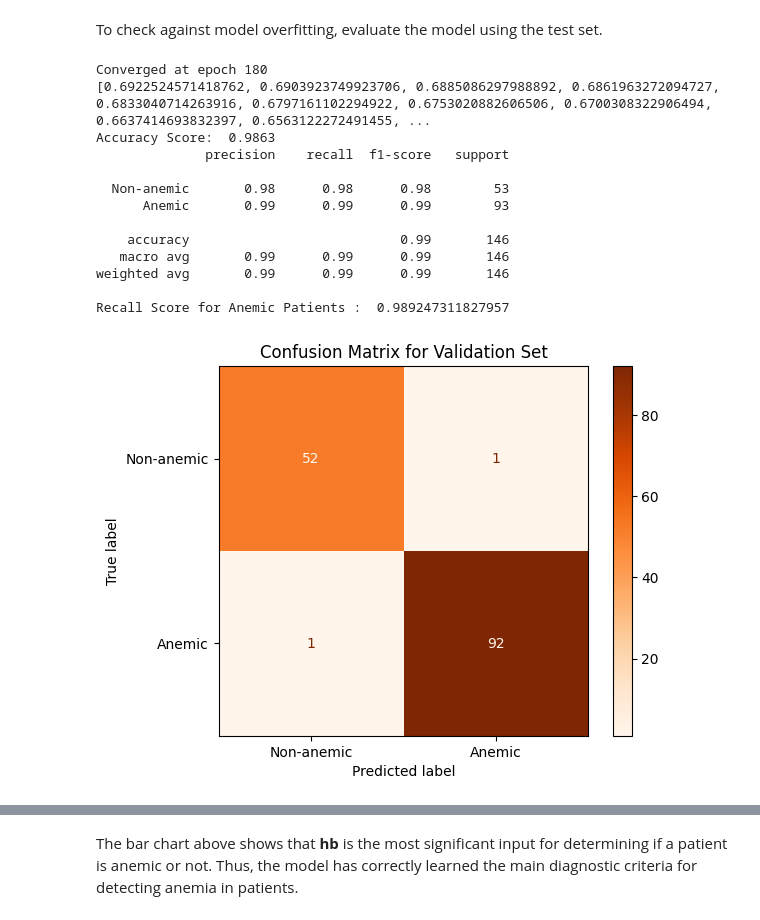
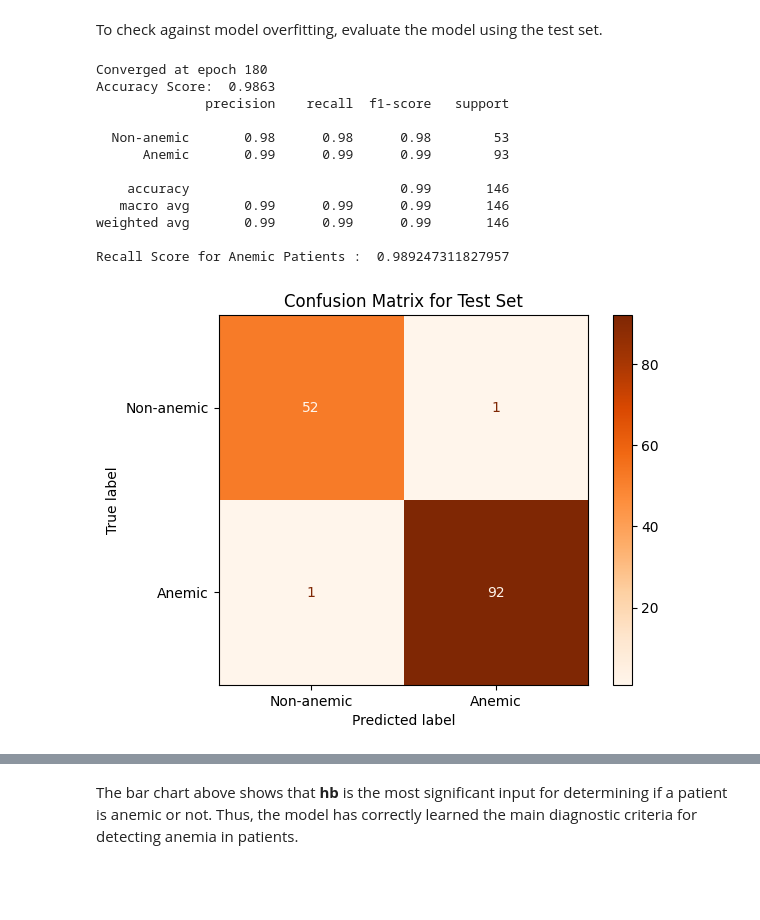
Before and after one commit to ntole24/stintsy_4CS, a Jupyter notebook: mcoRecall.ipynb, the cells around one changed output, grey strips where cells are left out. Cells and saved outputs as stored; diff of their text form; code cells hidden in the pictures; blank space fills up the shorter version.

```diff
--- a/mcoRecall.ipynb
+++ b/mcoRecall.ipynb
@@ -1150,11 +1152,11 @@ def init_nn(X_train_torch, y_train_torch, X_val_torch, y_val_torch, list_hidden,
     optimizer = optim.Adam(params=net.parameters(), lr=lr)
 
     train_losses, val_losses, e = net.fit(X_train_torch, y_train_torch, X_val_torch, y_val_torch, criterion=criterion, optimizer=optimizer, max_epochs=epochs, convergence_threshold=convergence_threshold, verbose=verbose)
-    print(train_losses, val_losses)
+    if verbose: print(train_losses, val_losses)
 
     return net, e
 # %%
-def evaluate_nn(network, X_val_torch, y_val):
+def evaluate_nn(network, X_val_torch, y_val, verbose=False):
     network.eval()
     with torch.no_grad():
         logits, probabilities = network.forward(X_val_torch)
@@ -1162,8 +1164,9 @@ def evaluate_nn(network, X_val_torch, y_val):
 
     y_pred_numpy = y_pred.cpu().numpy()
 
-    print(f"Accuracy Score: {accuracy_score(y_val, y_pred_numpy): .4f}")
-    print(classification_report(y_val, y_pred_numpy, target_names=['Non-anemic', 'Anemic'], zero_division=0))
+    if verbose:
+        print(f"Accuracy Score: {accuracy_score(y_val, y_pred_numpy): .4f}")
+        print(classification_report(y_val, y_pred_numpy, target_names=['Non-anemic', 'Anemic'], zero_division=0))
     return recall_score(y_val, y_pred_numpy)
 # %% [markdown]
 Adjusting the hidden layers may yield a lower loss value, as the network would be able to determine certain correlations between features.
@@ -1248,37 +1251,36 @@ To check against model overfitting, evaluate the model using the test set.
 X_train_val_torch = torch.tensor(X_train_val.values).float()
 y_train_val_torch = torch.tensor(y_train_val.values).float()
 
-network, epochs = init_nn(X_train_val_torch, y_train_val_torch, X_test_torch, y_test_torch,
+network, epochs = init_nn(X_train_val_torch, y_train_val_torch, X_val_torch, y_val_torch,
                           list_hidden=best_run['layers'], lr=best_run['learning_rate'])
 
-print("Recall Score for Anemic Patients : ", evaluate_nn(network, X_test_torch, y_test))
+print("Recall Score for Anemic Patients : ", evaluate_nn(network, X_test_torch, y_test, verbose=True))
 
 network.eval()
 with torch.no_grad():
     logits, probabilities = network.forward(X_test_torch)
     y_pred = network.predict(probabilities)
 
 y_pred_numpy = y_pred.cpu().numpy()
 
 cm = confusion_matrix(y_test, y_pred_numpy)
 target_names = ['Non-anemic', 'Anemic']
 disp = ConfusionMatrixDisplay(confusion_matrix=cm, display_labels=target_names)
 disp.plot(cmap='Oranges', values_format='d')
-plt.title('Confusion Matrix for Validation Set')
+plt.title('Confusion Matrix for Test Set')
 plt.show()
 # %% [output]
 Converged at epoch 180
-[0.6922524571418762, 0.6903923749923706, 0.6885086297988892, 0.6861963272094727, 0.6833040714263916, 0.6797161102294922, 0.6753020882606506, 0.6700308322906494, 0.6637414693832397, 0.6563122272491455, ...
 Accuracy Score:  0.9863
               precision    recall  f1-score   support
 
   Non-anemic       0.98      0.98      0.98        53
       Anemic       0.99      0.99      0.99        93
 
     accuracy                           0.99       146
    macro avg       0.99      0.99      0.99       146
 weighted avg       0.99      0.99      0.99       146
 
 Recall Score for Anemic Patients :  0.989247311827957
-[figure, old version]
+[figure, new version]
 # %% [markdown]
```
Also changed, not shown: parts of 9 cells of this notebook, 1 other file.
